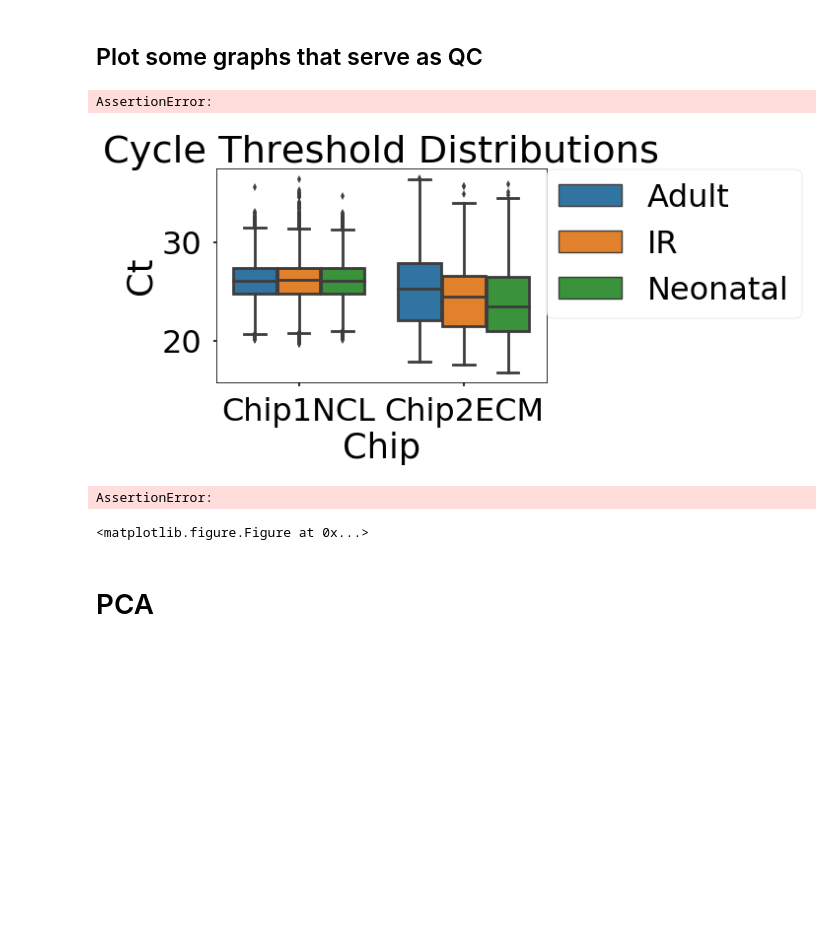
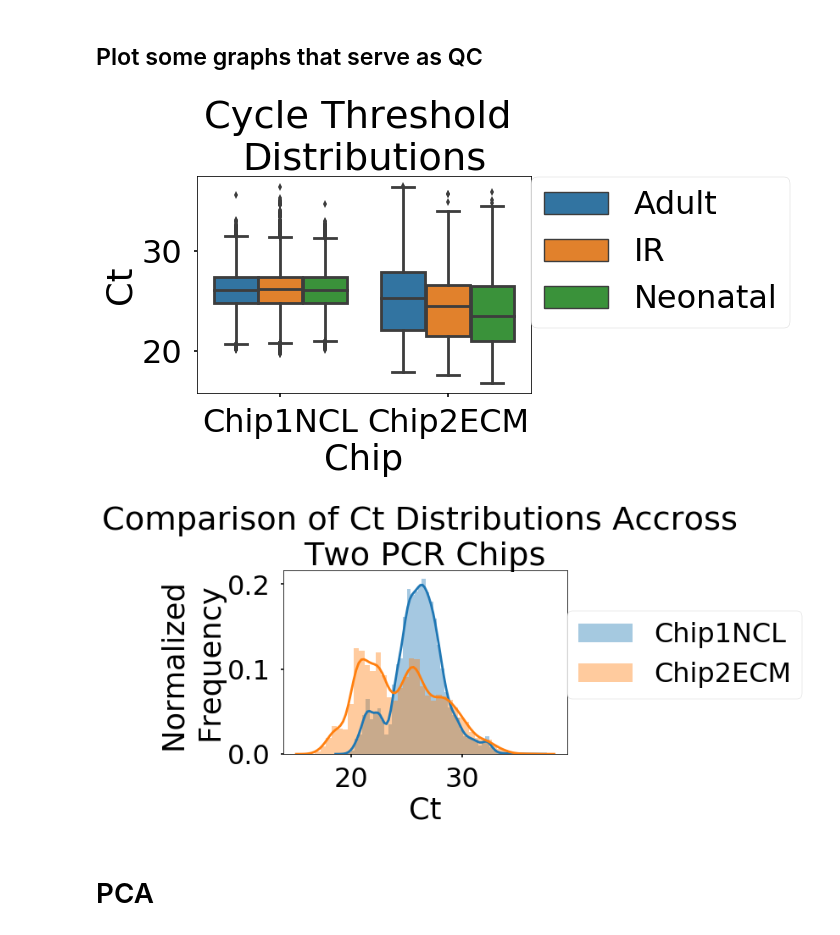
Before and after one commit to CiaranWelsh/Miscellaneous, a Jupyter notebook: WaferGenAnalysis/QConWaferGenPCRSmartChip.ipynb, the cells around one changed output. Saved outputs shown, nothing was run; the diff lists cells and outputs as text; code cells hidden in the pictures; blank space fills up the shorter version.

```diff
--- a/WaferGenAnalysis/QConWaferGenPCRSmartChip.ipynb
+++ b/WaferGenAnalysis/QConWaferGenPCRSmartChip.ipynb
@@ -119,38 +119,36 @@ Chip1NCL Adult 0    ABL1  Tgfb_48_4  23.98787
 # %%
 seaborn.set_context(context='poster', font_scale=2)
 
 SAVE = True
 
 PLOT_CYCLE_THRESHOLD_DISTRIBUTIONS = True
 PLOT_DENSITY = True
 
 
 
 
 if PLOT_CYCLE_THRESHOLD_DISTRIBUTIONS:
 
 # seaborn.boxplot(data=df3, x='Chip', y='Ct', hue='Chip')
     plt.figure()
     seaborn.boxplot(data=df, x='Chip', y='Ct', hue='CellType')
-    plt.title('Cycle Threshold Distributions')
+    plt.title('Cycle Threshold \nDistributions')
     plt.legend(loc=(1,0.3))
     if SAVE:
-        plt.savefig(os.path.join(F.QC, 'RawCtDistributionsPerChipPerCellType.eps'), bbox_inches='tight', dpi=300)
+        plt.savefig(os.path.join(F.QC, 'RawCtDistributionsPerChipPerCellType.png'), bbox_inches='tight', dpi=300)
 
 if PLOT_DENSITY:
     plt.figure()
     for label, d in df.groupby(by='Chip'):
         seaborn.distplot(d['Ct'], label=label)
-        plt.legend(loc=(1,0,0.3))
+        plt.legend(loc=(1,0.3))
         plt.title('Comparison of Ct Distributions Accross \nTwo PCR Chips')
-        plt.ylabel('Normalized Frequency')
+        plt.ylabel('Normalized \nFrequency')
         if SAVE:
-            plt.savefig(os.path.join(F.QC, 'DensityPlotCtDistributions.eps'), bbox_inches='tight', dpi=300)
+            plt.savefig(os.path.join(F.QC, 'DensityPlotCtDistributions.png'), bbox_inches='tight', dpi=300)
 # %% [output]
-AssertionError:
-[figure, old version]
+[figure, new version]
-AssertionError:
-<matplotlib.figure.Figure at 0x...>
+[figure, added]
 # %% [markdown]
 # PCA
 # %%
```
Also changed, not shown: 11 other files.
